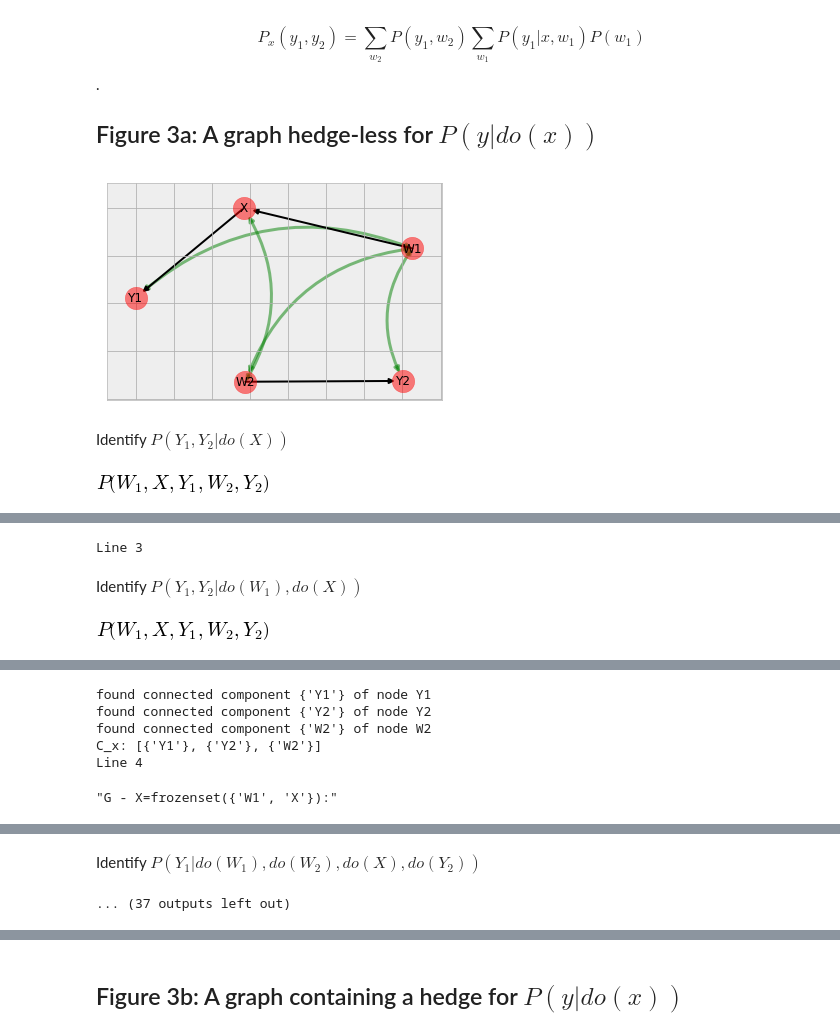
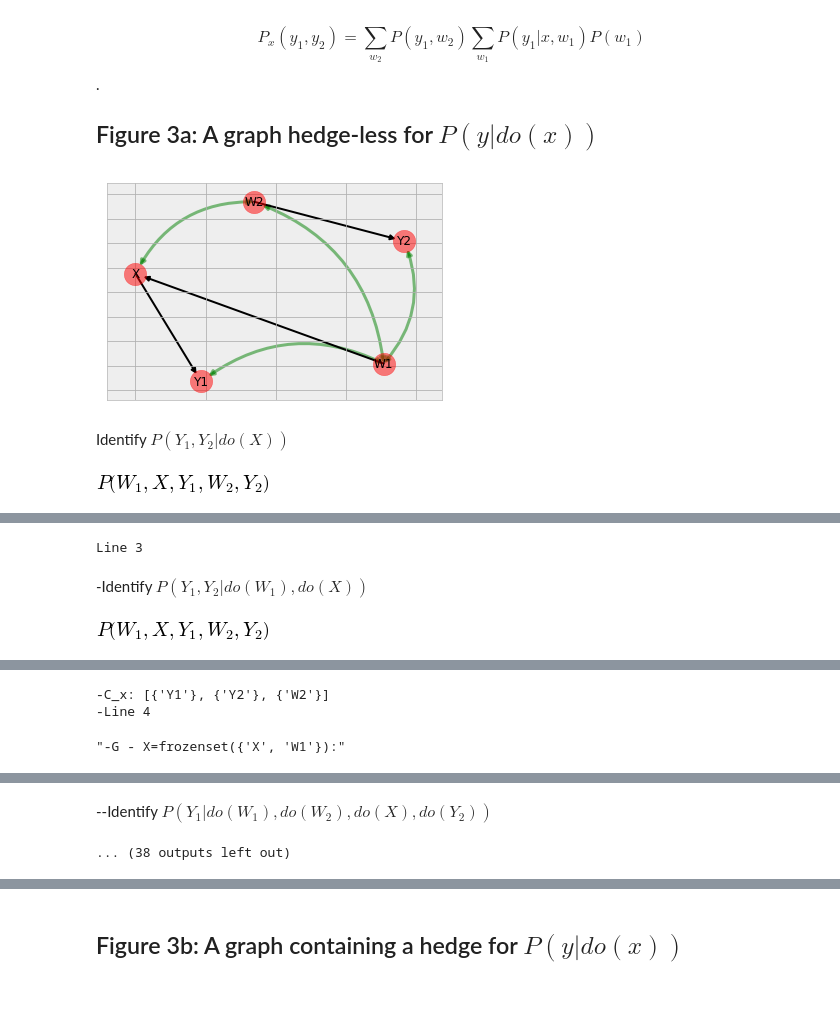
Before and after one commit to COVID-19-Causal-Reasoning/Y0, a Jupyter notebook: ID.ipynb, the cells around one changed output, grey strips where cells are left out. Drawn from its saved outputs; the diff is of its cells as text; code cells hidden in the pictures; blank space fills up the shorter version.

```diff
--- a/ID.ipynb
+++ b/ID.ipynb
@@ -65,7 +57,19 @@ C_components_of_U [{'Y', 'X'}] and C_components_of_U_x [{'Y'}] form a hedge
 figure_1b = dict(G=DAG([('X','Z'),
                         ('Z','Y')]),
                  U =DAG([('X','Z')]))
-figure_1b['U'].add_nodes_from(figure_1b['G'].nodes)
 
 draw_graph(**figure_1b)
+
+U = figure_1b['U']
+G = figure_1b['G']
+
+U.add_nodes_from( G.nodes )
+x, y = frozenset({'X'}), frozenset({'Y'})
+
+P = joint_probability_distribution( G.nodes )
+
+try:
+    ID(y, x, P, G, U)
+except identify.Fail as f:
+    print(f)
 # %% [output]
@@ -671,25 +413,25 @@ $$P_x (y_1 , y_2 ) = \sum_{w_2} P(y_1, w_2 ) \sum_{w_1} P(y_1 | x , w_1 )P(w_1 )
 ## Figure 3a: A graph hedge-less for $P(y|do(x))$
 # %%
 figure_3a = dict(G=DAG([('W1','X'),
-                   ('X','Y1'),
-                   ('W2','Y2')]),
+                        ('X','Y1'),
+                        ('W2','Y2')]),
                  U=DAG([('W1','Y1'),
                         ('W1','W2'),
                         ('W2','X'),
                         ('W1','Y2')]))
 
 U = figure_3a['U']
 G = figure_3a['G']
 U.add_nodes_from( G.nodes )
 x, y = frozenset({'X'}), frozenset({'Y1', 'Y2'})
 P = joint_probability_distribution( G.nodes )
 
 draw_graph(**figure_3a)
 try:
-    display(ID(y, x, P, G, U))
+    display(ID(y, x, P, G, U, debug=True))
 except identify.Fail as f:
     print(f)
 # %% [output]
-[figure, old version]
+[figure, new version]
 Identify $P(Y_{1},Y_{2} | do(X))$
 [figure]
@@ -697,3 +439,3 @@ Identify $P(Y_{1},Y_{2} | do(X))$
 Line 3
-Identify $P(Y_{1},Y_{2} | do(W_{1}),do(X))$
+-Identify $P(Y_{1},Y_{2} | do(W_{1}),do(X))$
 [figure]
@@ -701,6 +443,3 @@ Identify $P(Y_{1},Y_{2} | do(W_{1}),do(X))$
-found connected component {'Y1'} of node Y1
-found connected component {'Y2'} of node Y2
-found connected component {'W2'} of node W2
-C_x: [{'Y1'}, {'Y2'}, {'W2'}]
-Line 4
+-C_x: [{'Y1'}, {'Y2'}, {'W2'}]
+-Line 4
-"G - X=frozenset({'W1', 'X'}):"
+"-G - X=frozenset({'X', 'W1'}):"
@@ -708,2 +447,2 @@ Line 4
-Identify $P(Y_{1} | do(W_{1}),do(W_{2}),do(X),do(Y_{2}))$
+--Identify $P(Y_{1} | do(W_{1}),do(W_{2}),do(X),do(Y_{2}))$
-... (37 outputs left out)
+... (38 outputs left out)
```
Also changed, not shown: parts of 34 cells of this notebook, 2 other files.
